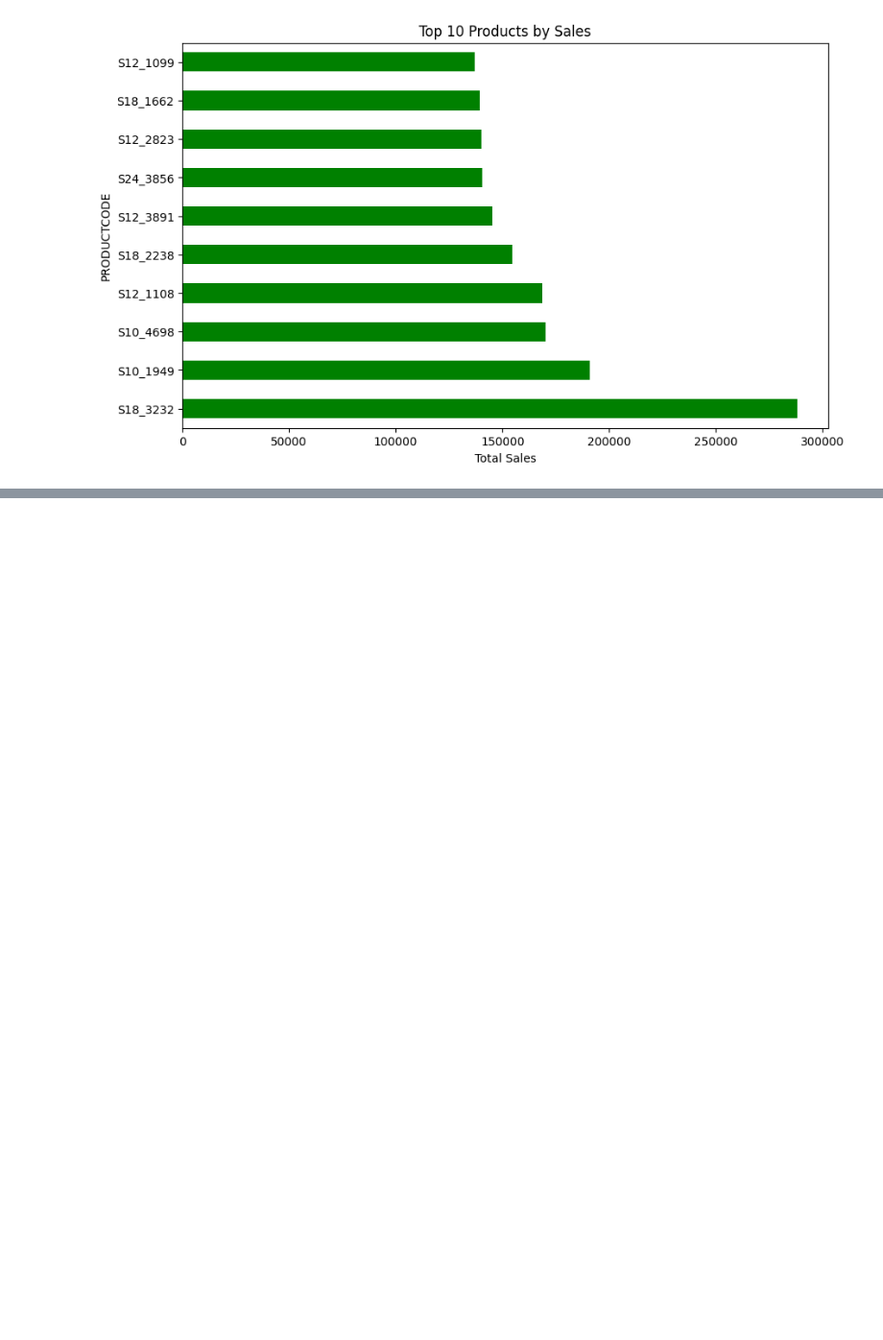
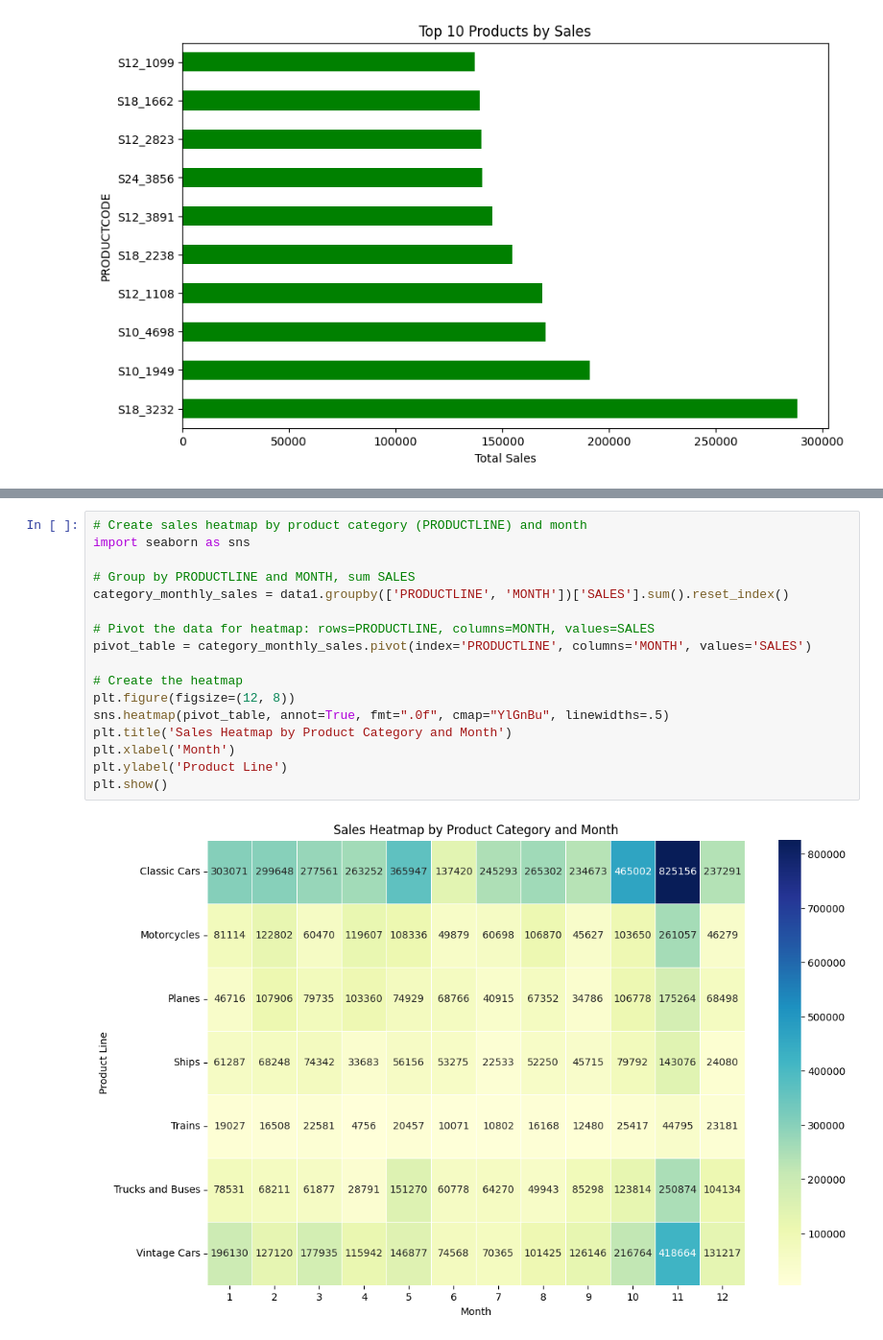
Before and after one commit to fadhlimulyana20/try-python-data-analysis, a Jupyter notebook: main.ipynb, the cells around one changed output, grey strips where cells are left out. Shown at 96% size. Drawn from its saved outputs; the diff is of its cells as text; blank space fills up the shorter version.

```diff
--- a/main.ipynb
+++ b/main.ipynb
@@ -137,0 +121,19 @@ plt.show()
+# %%
+# Create sales heatmap by product category (PRODUCTLINE) and month
+import seaborn as sns
+
+# Group by PRODUCTLINE and MONTH, sum SALES
+category_monthly_sales = data1.groupby(['PRODUCTLINE', 'MONTH'])['SALES'].sum().reset_index()
+
+# Pivot the data for heatmap: rows=PRODUCTLINE, columns=MONTH, values=SALES
+pivot_table = category_monthly_sales.pivot(index='PRODUCTLINE', columns='MONTH', values='SALES')
+
+# Create the heatmap
+plt.figure(figsize=(12, 8))
+sns.heatmap(pivot_table, annot=True, fmt=".0f", cmap="YlGnBu", linewidths=.5)
+plt.title('Sales Heatmap by Product Category and Month')
+plt.xlabel('Month')
+plt.ylabel('Product Line')
+plt.show()
+# %% [output]
+[figure, added]
```
Also changed, not shown: parts of 10 cells of this notebook.
